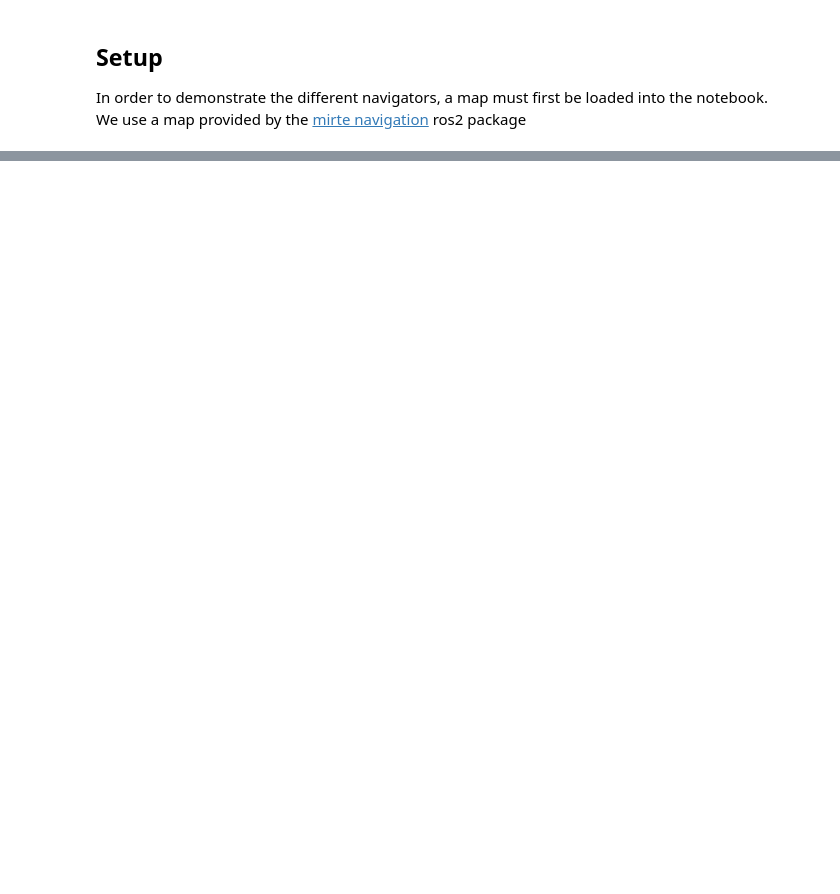
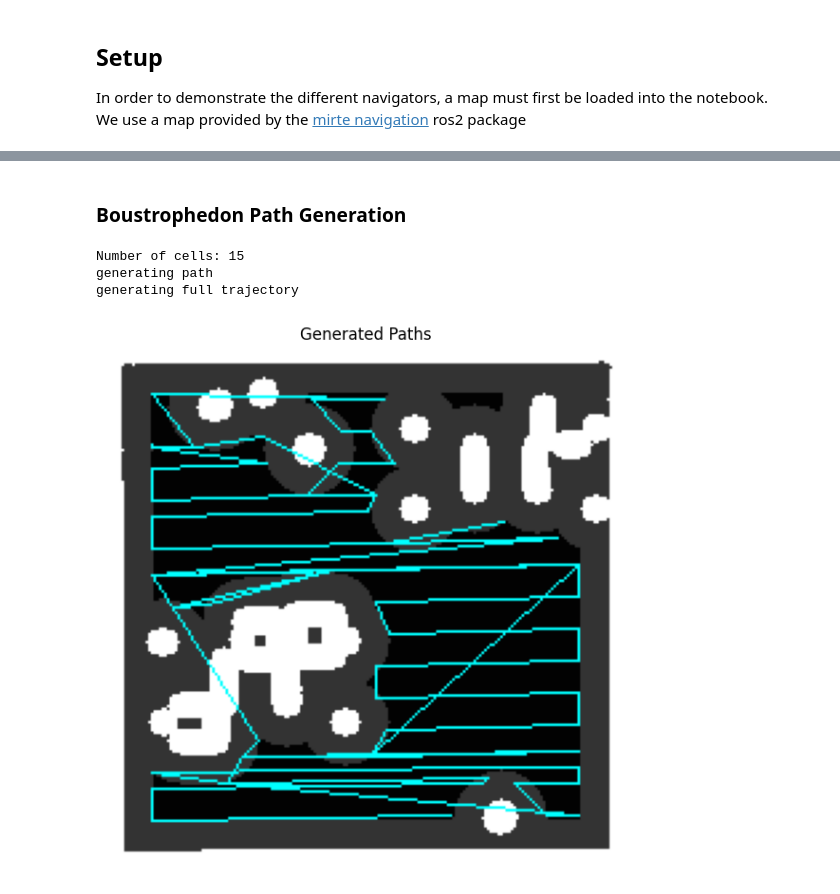
Before and after one commit to machine0herald/Mirte_Lab_Clean, a Jupyter notebook: mirte_lc_nav2/mirte_lc_nav2/test_nav.ipynb, the cells around one changed output, grey strips where cells are left out. Drawn from its saved outputs; the diff is of its cells as text; code cells hidden in the pictures; blank space fills up the shorter version.

```diff
--- a/mirte_lc_nav2/mirte_lc_nav2/test_nav.ipynb
+++ b/mirte_lc_nav2/mirte_lc_nav2/test_nav.ipynb
@@ -57,0 +90,25 @@ Then finally it plans a path between each cell to return a complete coverage pat
+# %% [markdown]
+### Boustrophedon Path Generation
+# %%
+navigator.bous_path()
+paths = navigator.resultant_path
+
+swath_img = cv2.cvtColor(map_img, cv2.COLOR_GRAY2RGB)
+
+for path in paths:
+    swath_img = cv2.polylines(
+        swath_img,
+        [path],
+        isClosed=False,
+        color=(0, 255, 255),
+        thickness=1
+    )
+show_imgs(
+    [swath_img],
+    ['Generated Paths']
+)
+# %% [output]
+Number of cells: 15
+generating path
+generating full trajectory
+[figure, added]
```
Also changed, not shown: parts of 8 cells of this notebook, 11 other files.
